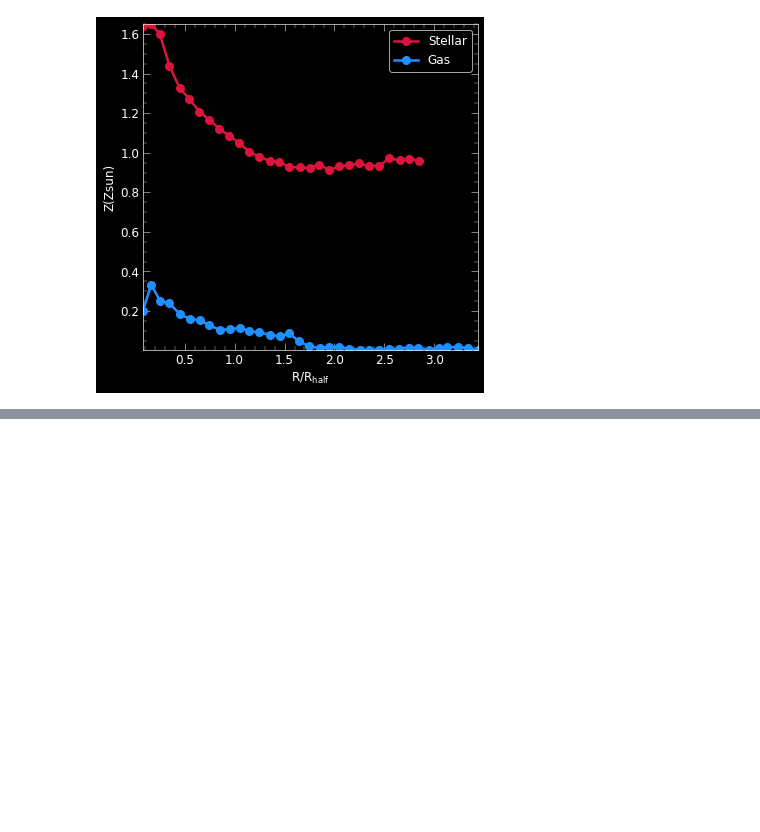
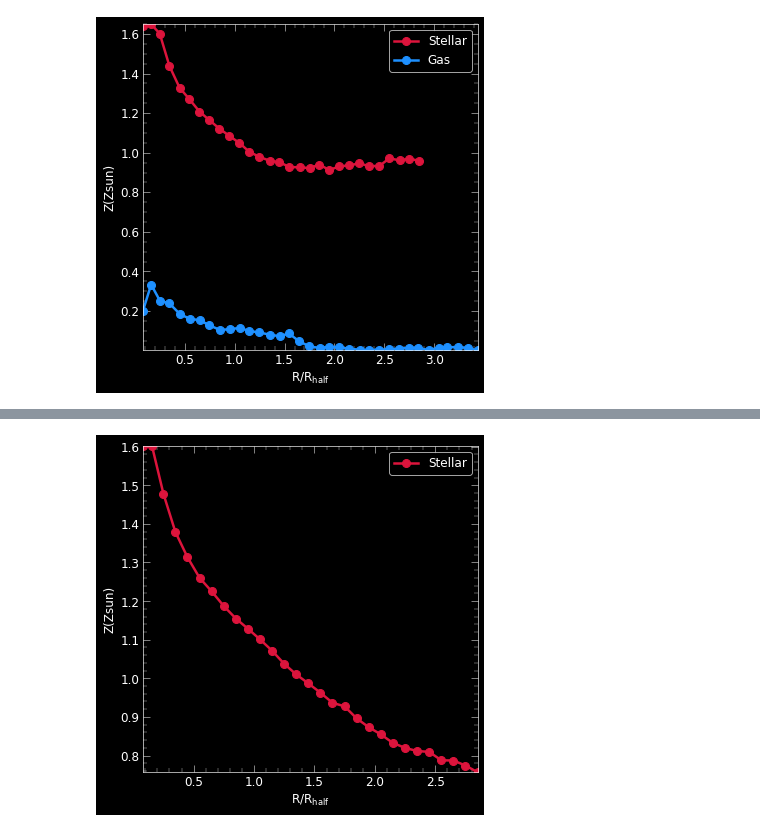
Before and after one commit to ansingh16/hr5_metallicity, a Jupyter notebook: Code/Analysis.ipynb, the cells around one changed output, grey strips where cells are left out. Cells and saved outputs as stored; diff of their text form; code cells hidden in the pictures; blank space fills up the shorter version.

Commit message:
median slope cal done

```diff
--- a/Code/Analysis.ipynb
+++ b/Code/Analysis.ipynb
@@ -350 +394,32 @@ e_galaxies = morpho[morpho['sersicn']>2.5]
+# %%
+
+# Function to pad lists to the same length
+def pad_list(series):
+    max_len = max(len(x) for x in series)
+    return np.array([np.pad(x, (0, max_len - len(x)), 'constant', constant_values=np.nan) for x in series])
+
+# Compute the element-wise average with padding
+def average_list_column(series):
+    padded_array = pad_list(series)
+    return np.nanmedian(padded_array, axis=0)
+
+
+# Read it back
+slope_df_loaded = pd.read_json('../Data/slope_output.json', orient='records', lines=True)
+# Compute the average list for columns R and Z
+average_R = average_list_column(slope_df['R_s'])
+average_Z = average_list_column(slope_df['Z_s'])
+# %%
+ # print(slope_s,slope_g)
+
+fig,ax = plt.subplots(1,1,figsize=(6,6))
+ax.set_xlabel(r'$\mathrm{R/R_{\mathrm{half}}}$')
+ax.set_ylabel(r'Z(Zsun)')
+ax.plot(average_R,average_Z,marker='o',markersize=8,label='Stellar')
+# ax.plot(slope_df.iloc[20].R_g,slope_df.iloc[20].Z_g,marker='o',markersize=8,label='Gas')
+ax.legend()
+
+plt.show()
+# %% [output]
+[figure, added]
 # %%
```
Also changed, not shown: parts of 7 cells of this notebook, 5 other files.
